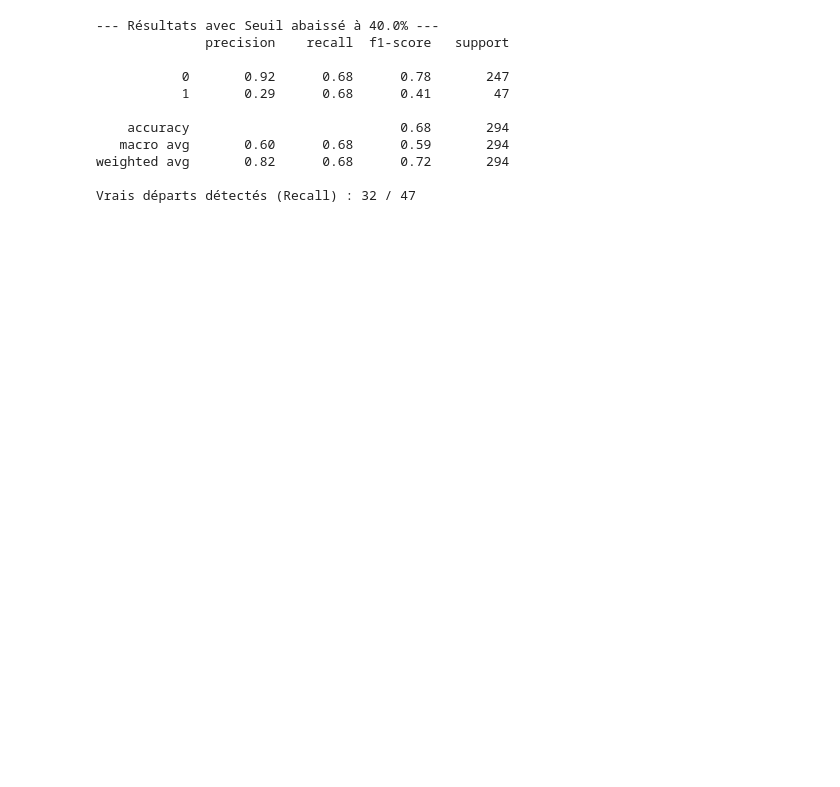
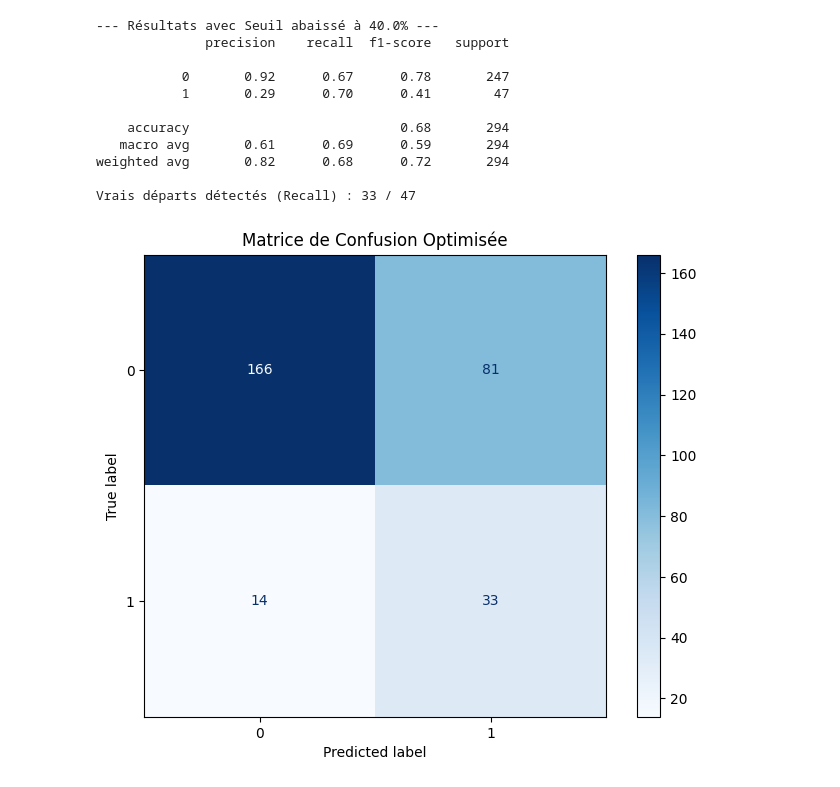
Before and after one commit to Apinsun/Projet4, a Jupyter notebook: projet4.ipynb, the cells around one changed output. Saved outputs shown, nothing was run; the diff lists cells and outputs as text; code cells hidden in the pictures; blank space fills up the shorter version.

```diff
--- a/projet4.ipynb
+++ b/projet4.ipynb
@@ -279,28 +535,36 @@ weighted avg       0.83      0.81      0.82       294
 # %%
 # Un peu mieux mais toujours pas foufou, on va essayerd'abaisser le seuil tout simplement
 # On demande les probabilités (ex: [0.8, 0.2] -> 20% de chance de partir)
 y_proba = best_rf.predict_proba(X_test)[:, 1]
 
 # Testons un seuil plus bas pour attraper plus de monde
 nouveau_seuil = 0.40  # Essayez de changer ce chiffre (0.35, 0.45...)
 y_pred_seuil = (y_proba >= nouveau_seuil).astype(int)
 
 print(f"--- Résultats avec Seuil abaissé à {nouveau_seuil*100}% ---")
 print(classification_report(y_test, y_pred_seuil))
 
 # Comparaison rapide des matrices
 cm_seuil = confusion_matrix(y_test, y_pred_seuil)
 print(f"Vrais départs détectés (Recall) : {cm_seuil[1,1]} / {cm_seuil[1,:].sum()}")
+
+# 4. Affichage de la Matrice de Confusion
+fig, ax = plt.subplots(figsize=(8, 6))
+disp = ConfusionMatrixDisplay(confusion_matrix=cm_seuil, display_labels=best_rf.classes_)
+disp.plot(cmap='Blues', ax=ax)
+ax.set_title(f"Matrice de Confusion Optimisée")
+plt.show()
 # %% [output]
 --- Résultats avec Seuil abaissé à 40.0% ---
               precision    recall  f1-score   support
 
-           0       0.92      0.68      0.78       247
-           1       0.29      0.68      0.41        47
+           0       0.92      0.67      0.78       247
+           1       0.29      0.70      0.41        47
 
     accuracy                           0.68       294
-   macro avg       0.60      0.68      0.59       294
+   macro avg       0.61      0.69      0.59       294
 weighted avg       0.82      0.68      0.72       294
 
-Vrais départs détectés (Recall) : 32 / 47
+Vrais départs détectés (Recall) : 33 / 47
+[figure, added]
 # %%
```
Also changed, not shown: parts of 18 cells of this notebook, 3 other files.
